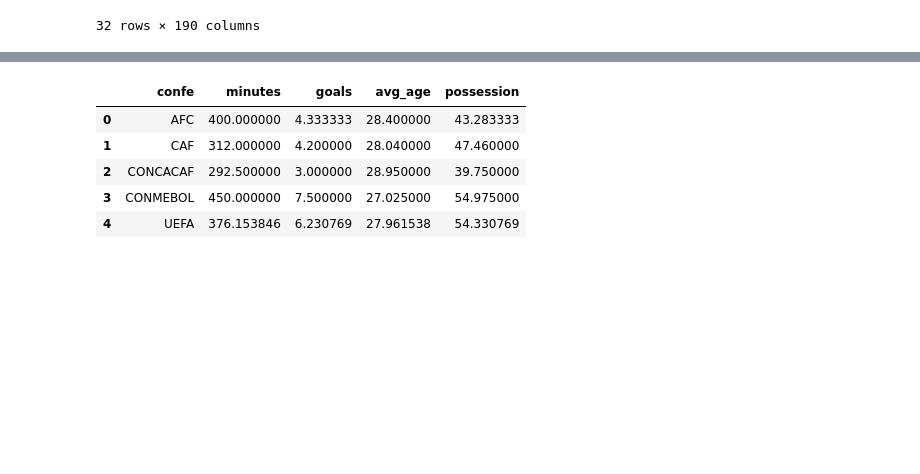
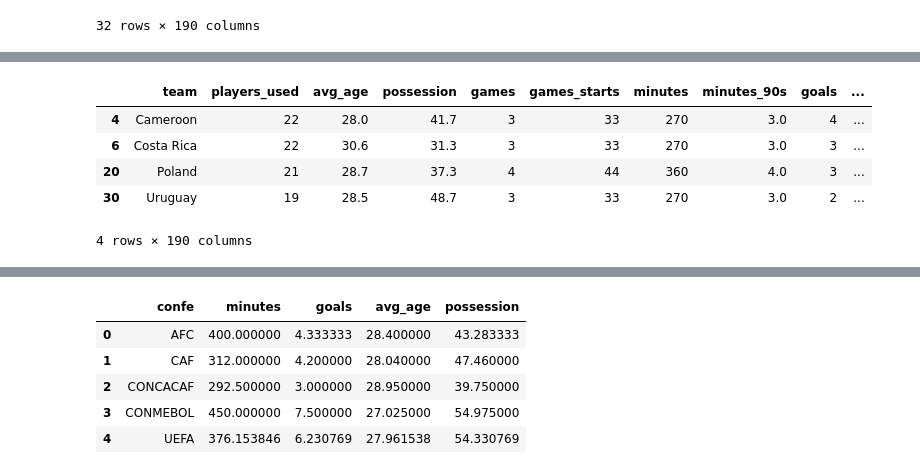
Before and after one commit to lromeror/Group_Slytheryn, a Jupyter notebook: DASHBOARD/assets/datas/teams_cup2022.ipynb, the cells around one changed output, grey strips where cells are left out. Cells and saved outputs as stored; diff of their text form; code cells hidden in the pictures; blank space fills up the shorter version.

```diff
--- a/DASHBOARD/assets/datas/teams_cup2022.ipynb
+++ b/DASHBOARD/assets/datas/teams_cup2022.ipynb
@@ -28,0 +51,10 @@ df
+# %%
+df2=df[df["confe"]=="CONCACAF"]
+df2
+# %% [output]
+|  | team | players_used | avg_age | possession | games | games_starts | minutes | minutes_90s | goals | ... |
+| 4 | Cameroon | 22 | 28.0 | 41.7 | 3 | 33 | 270 | 3.0 | 4 | ... |
+| 6 | Costa Rica | 22 | 30.6 | 31.3 | 3 | 33 | 270 | 3.0 | 3 | ... |
+| 20 | Poland | 21 | 28.7 | 37.3 | 4 | 44 | 360 | 4.0 | 3 | ... |
+| 30 | Uruguay | 19 | 28.5 | 48.7 | 3 | 33 | 270 | 3.0 | 2 | ... |
+4 rows × 190 columns
```
Also changed, not shown: parts of 3 cells of this notebook, 2 other files.
